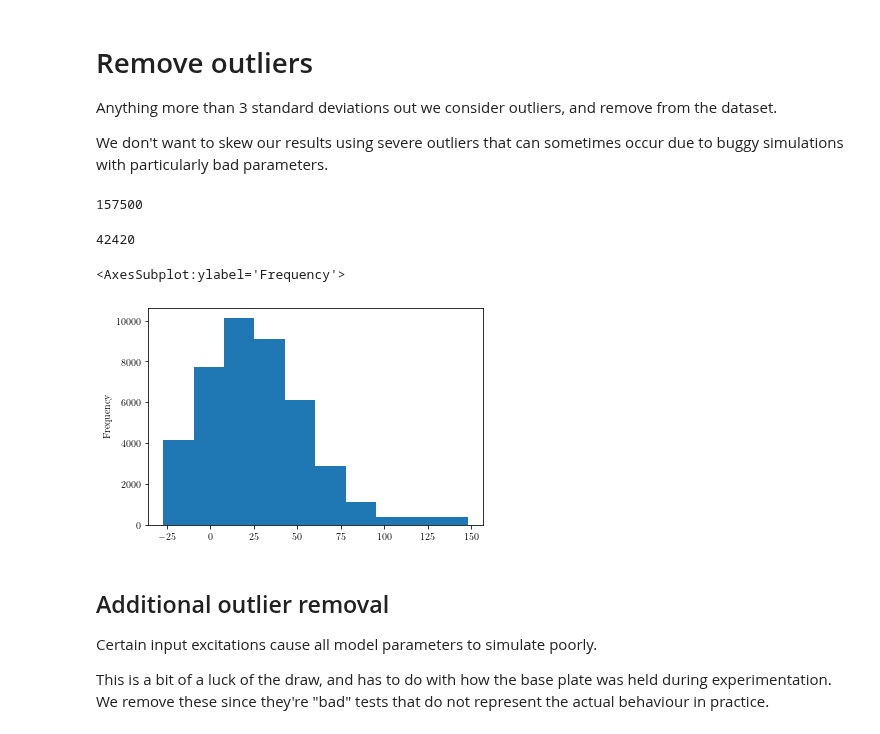
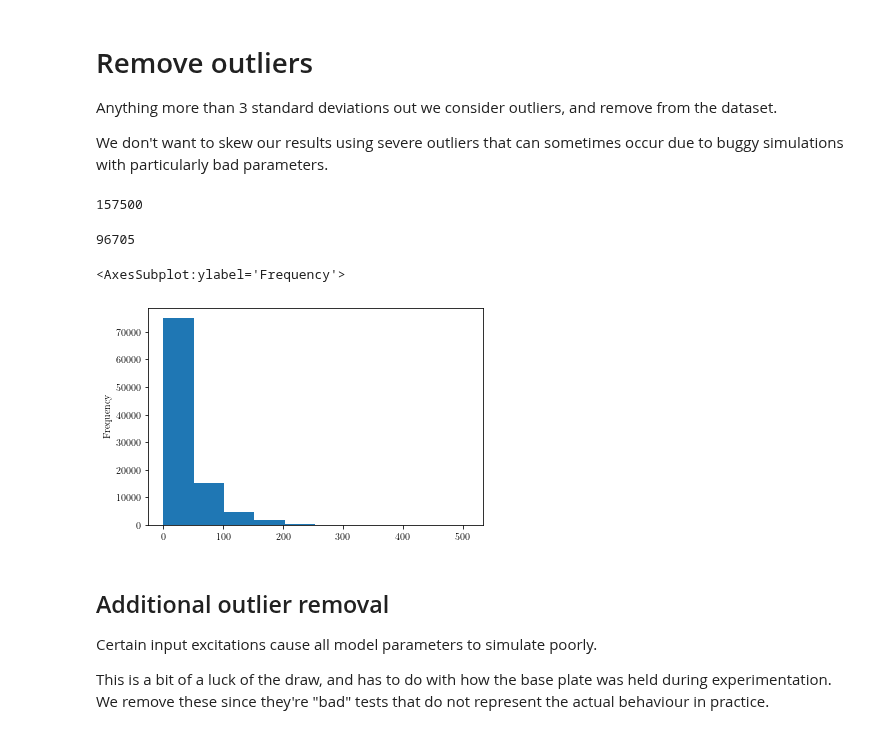
Before and after one commit to mnicstruwig/FlexibleFluxSimulator, a Jupyter notebook: experiments/2020-05-22-Analyze-Grid-Results.ipynb, the cells around one changed output. Cells and saved outputs as stored; diff of their text form; code cells hidden in the pictures.

```diff
--- a/experiments/2020-05-22-Analyze-Grid-Results.ipynb
+++ b/experiments/2020-05-22-Analyze-Grid-Results.ipynb
@@ -111,7 +114,7 @@ Anything more than 3 standard deviations out we consider outliers, and remove fr
 We don't want to skew our results using severe outliers that can sometimes occur due to buggy simulations with particularly bad parameters.
 # %%
 def drop_outliers(criteria: str, df) -> pd.DataFrame:
-    percent_samples = 0.95 #0.9745  # Outside of 2/3 standard deviations
+    percent_samples = 0.9745  # Outside of 2/3 standard deviations
     cut_off = (1-percent_samples)/2
     upper_bound = df[criteria].quantile(percent_samples)
     lower_bound = df[criteria].quantile(1-(percent_samples + cut_off))
@@ -123,17 +126,17 @@ def drop_outliers(criteria: str, df) -> pd.DataFrame:
 
     return df[~df2_filtered['model_id'].isin(to_drop)]
 # %%
-df2_filtered = drop_outliers(criteria='rms_perc_diff', df=df2_filtered)
+df2_filtered = drop_outliers(criteria='dtw_both', df=df2_filtered)
 print(len(df2))
 len(df2_filtered)
 # %% [output]
 157500
-42420
+96705
 # %%
-df2_filtered['rms_perc_diff'].plot(kind='hist')
+df2_filtered['rms_perc_abs'].plot(kind='hist')
 # %% [output]
 <AxesSubplot:ylabel='Frequency'>
-[figure, old version]
+[figure, new version]
 # %% [markdown]
 ## Additional outlier removal
 Certain input excitations cause all model parameters to simulate poorly.
```
Also changed, not shown: parts of 14 cells of this notebook, 1 other file.
